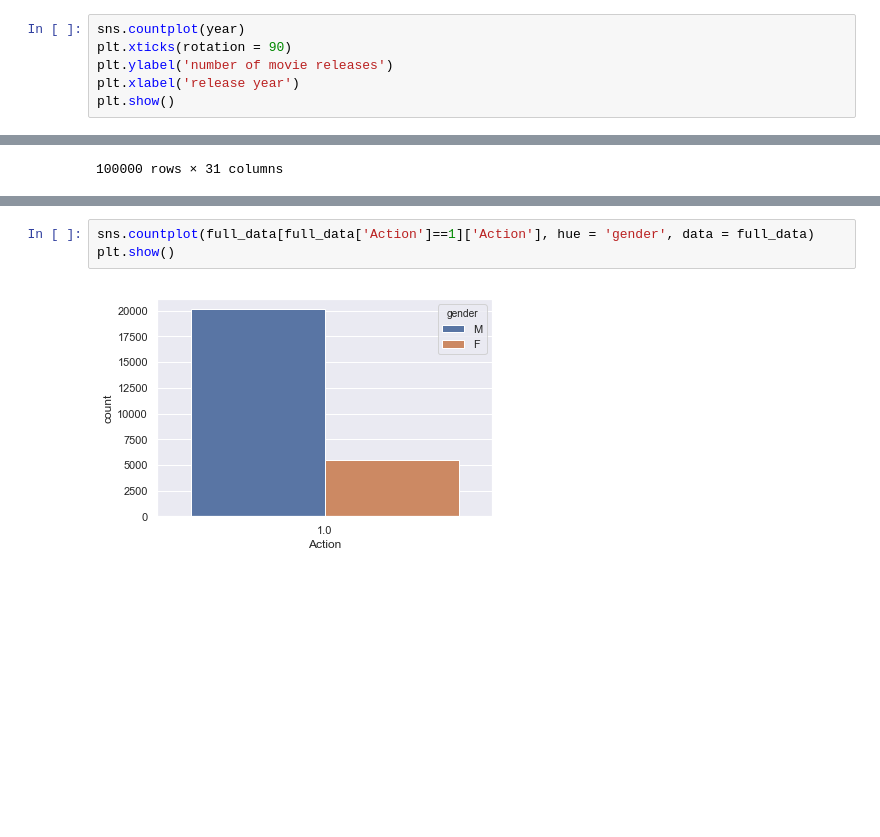
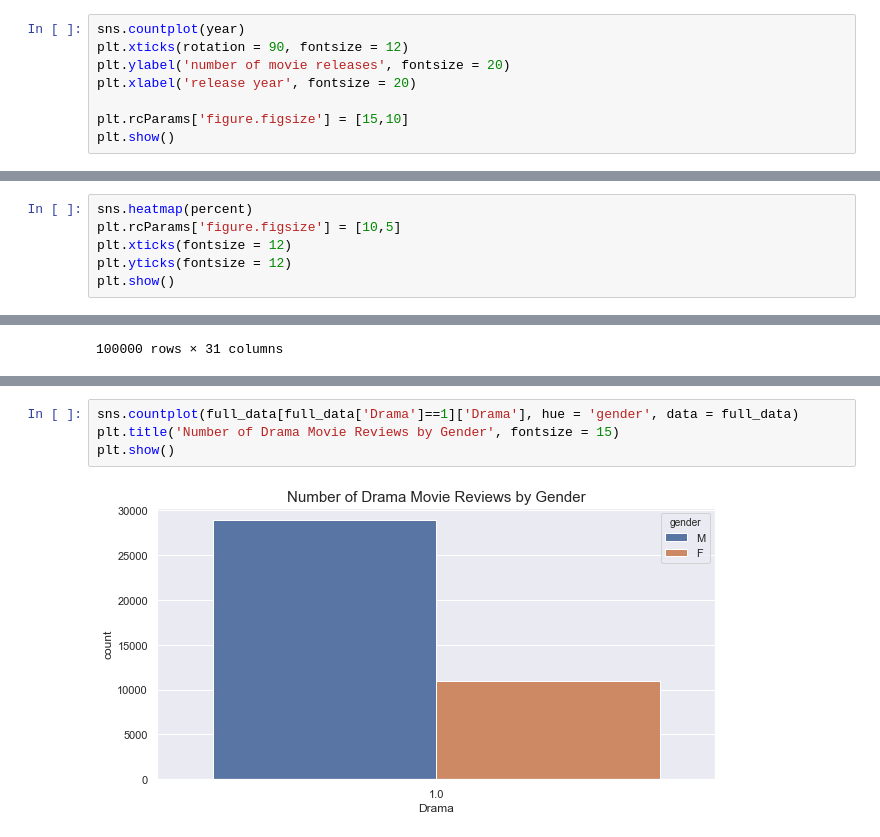
Before and after one commit to danieljacob5/aiml-course, a Jupyter notebook: AIML-project1/MovieLens Project Questions.ipynb, the cells around one changed output, grey strips where cells are left out. Saved outputs shown, nothing was run; the diff lists cells and outputs as text; blank space fills up the shorter version.

```diff
--- a/AIML-project1/MovieLens Project Questions.ipynb
+++ b/AIML-project1/MovieLens Project Questions.ipynb
@@ -480,8 +482,10 @@ movie.head()
 5 rows × 24 columns
 # %%
 sns.countplot(year)
-plt.xticks(rotation = 90)
-plt.ylabel('number of movie releases')
-plt.xlabel('release year')
+plt.xticks(rotation = 90, fontsize = 12)
+plt.ylabel('number of movie releases', fontsize = 20)
+plt.xlabel('release year', fontsize = 20)
+
+plt.rcParams['figure.figsize'] = [15,10]
 plt.show()
 # %% [output]
@@ -550,0 +558,6 @@ rating.head()
+# %%
+sns.heatmap(percent)
+plt.rcParams['figure.figsize'] = [10,5]
+plt.xticks(fontsize = 12)
+plt.yticks(fontsize = 12)
+plt.show()
@@ -655,7 +731,8 @@ full_data
 # %%
-sns.countplot(full_data[full_data['Action']==1]['Action'], hue = 'gender', data = full_data)
+sns.countplot(full_data[full_data['Drama']==1]['Drama'], hue = 'gender', data = full_data)
+plt.title('Number of Drama Movie Reviews by Gender', fontsize = 15)
 plt.show()
 # %% [output]
-[figure, old version]
+[figure, new version]
 # %%
 sns.countplot(full_data[full_data['Sci-Fi']==1]['Sci-Fi'], hue = 'gender', data = full_data)
```
Also changed, not shown: parts of 17 cells of this notebook.
